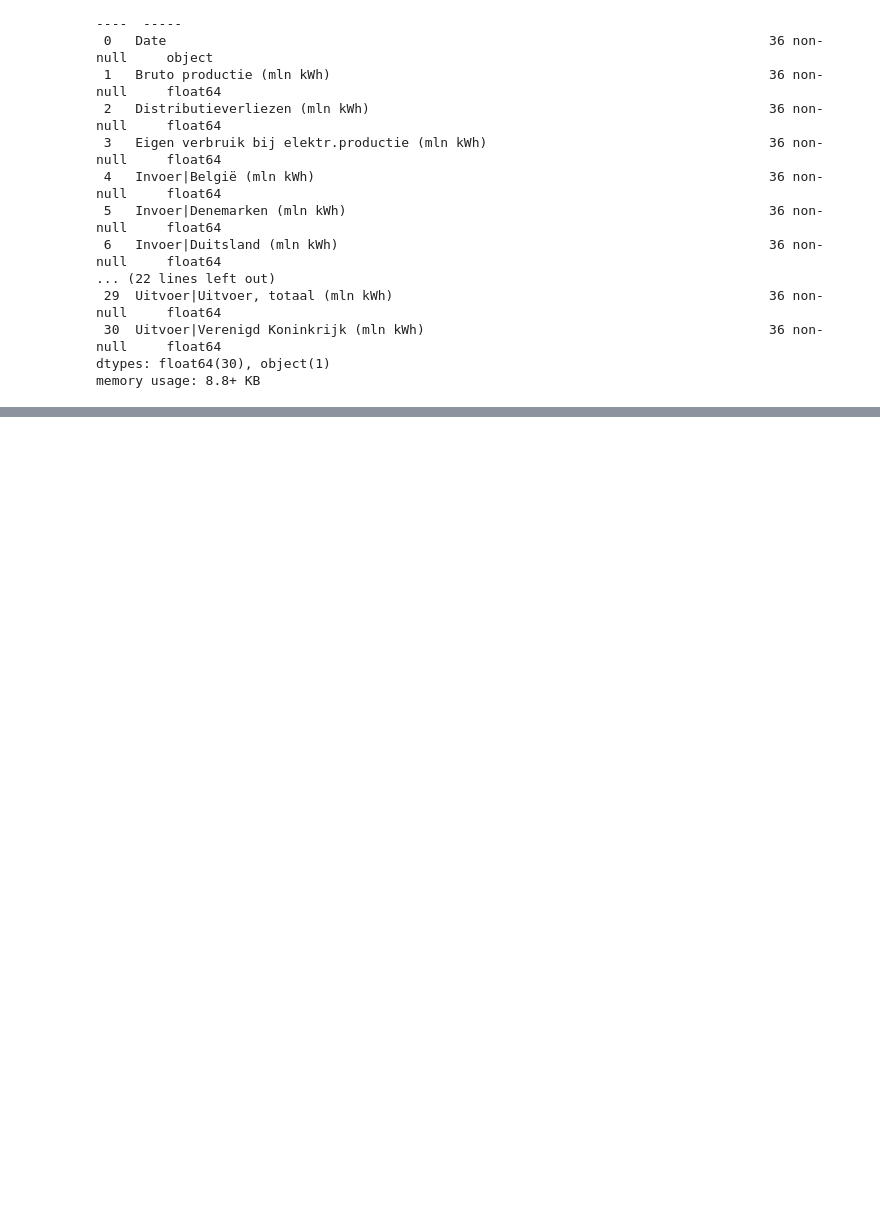
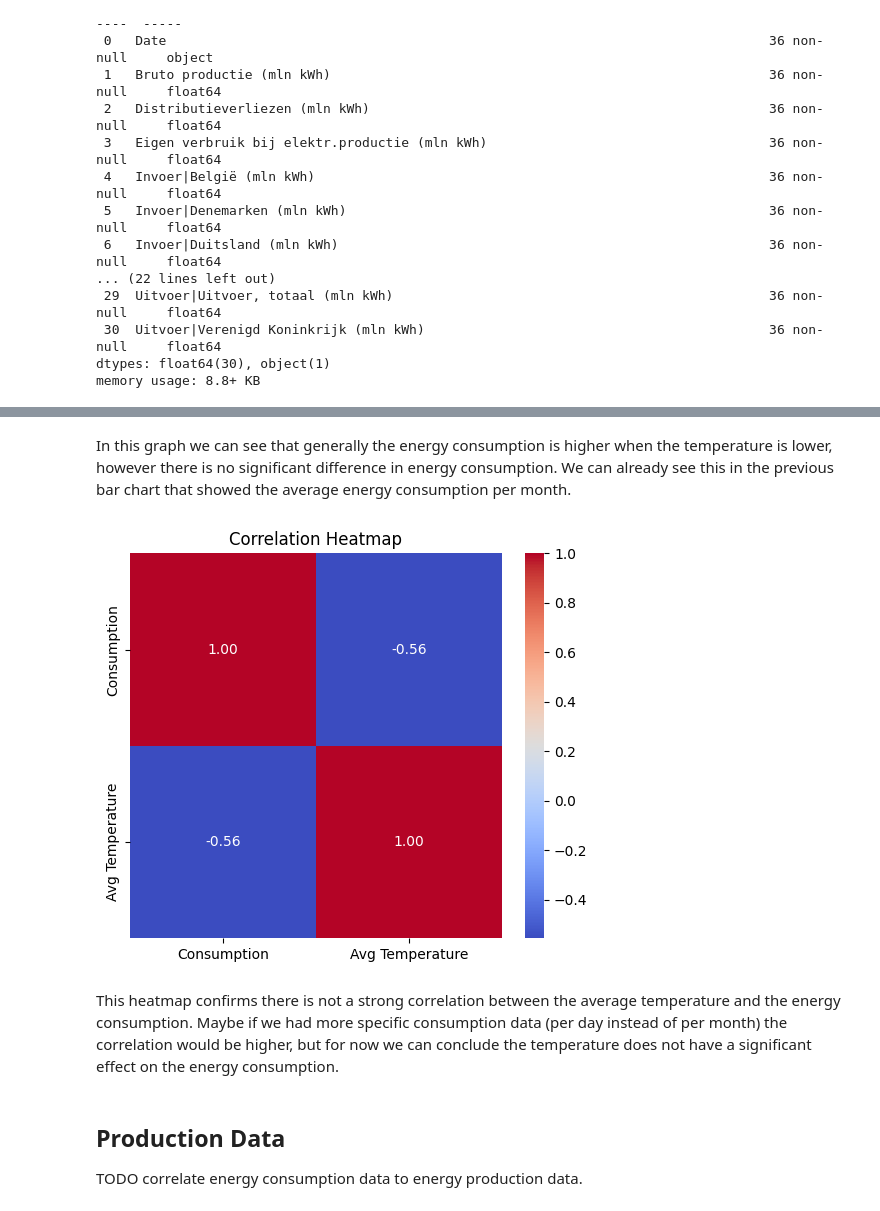
Before and after one commit to estherw66/EnergieOpwek, a Jupyter notebook: eda/ConsumptionData.ipynb, the cells around one changed output, grey strips where cells are left out. Saved outputs shown, nothing was run; the diff lists cells and outputs as text; code cells hidden in the pictures; blank space fills up the shorter version.

```diff
--- a/eda/ConsumptionData.ipynb
+++ b/eda/ConsumptionData.ipynb
@@ -52,0 +152,4 @@ memory usage: 8.8+ KB
+# %%
+df_weather = pd.read_csv('../data/Weather/WeatherData.csv')
+df_weather['Date'] = pd.to_datetime(df_weather['Date'], format='%Y%m%d')
+df_weather.head()
@@ -52,0 +240,16 @@ memory usage: 8.8+ KB
+# %% [markdown]
+In this graph we can see that generally the energy consumption is higher when the temperature is lower, however there is no significant difference in energy consumption. We can already see this in the previous bar chart that showed the average energy consumption per month.
+# %%
+corr = df_temperature_consumption[['Consumption', 'Avg Temperature']].corr()
+
+plt.figure(figsize=(6, 5))
+sns.heatmap(corr, annot=True, cmap='coolwarm', fmt='.2f')
+plt.title('Correlation Heatmap')
+plt.show()
+# %% [output]
+[figure, added]
+# %% [markdown]
+This heatmap confirms there is not a strong correlation between the average temperature and the energy consumption. Maybe if we had more specific consumption data (per day instead of per month) the correlation would be higher, but for now we can conclude the temperature does not have a significant effect on the energy consumption.
+# %% [markdown]
+## Production Data
+TODO correlate energy consumption data to energy production data.
```
Also changed, not shown: parts of 16 cells of this notebook, 1 other file.
